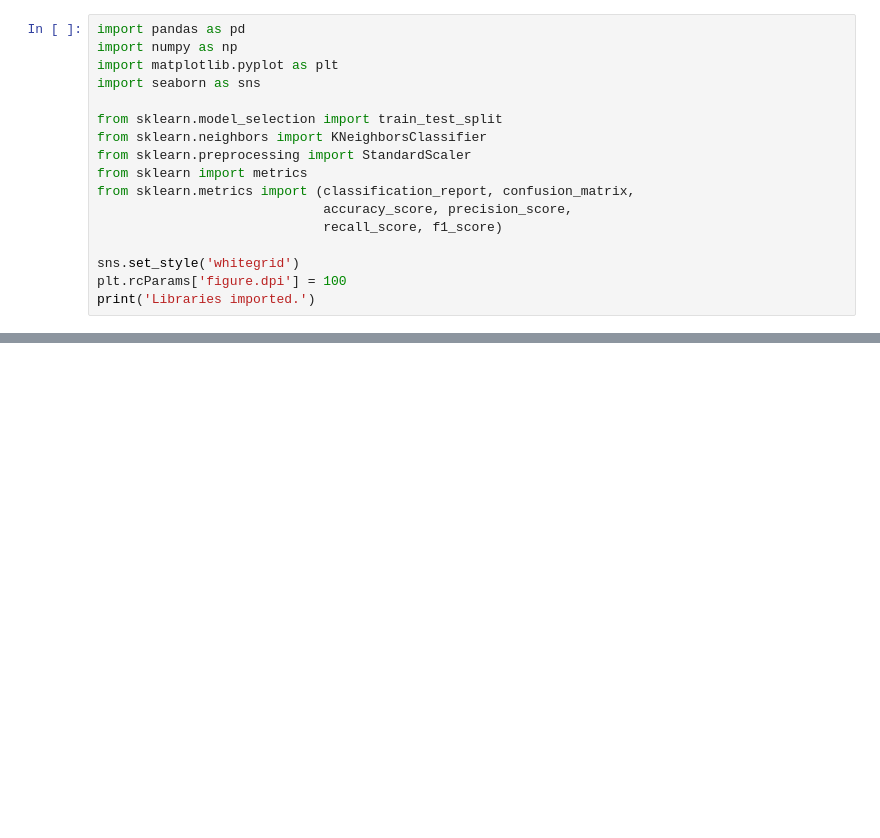
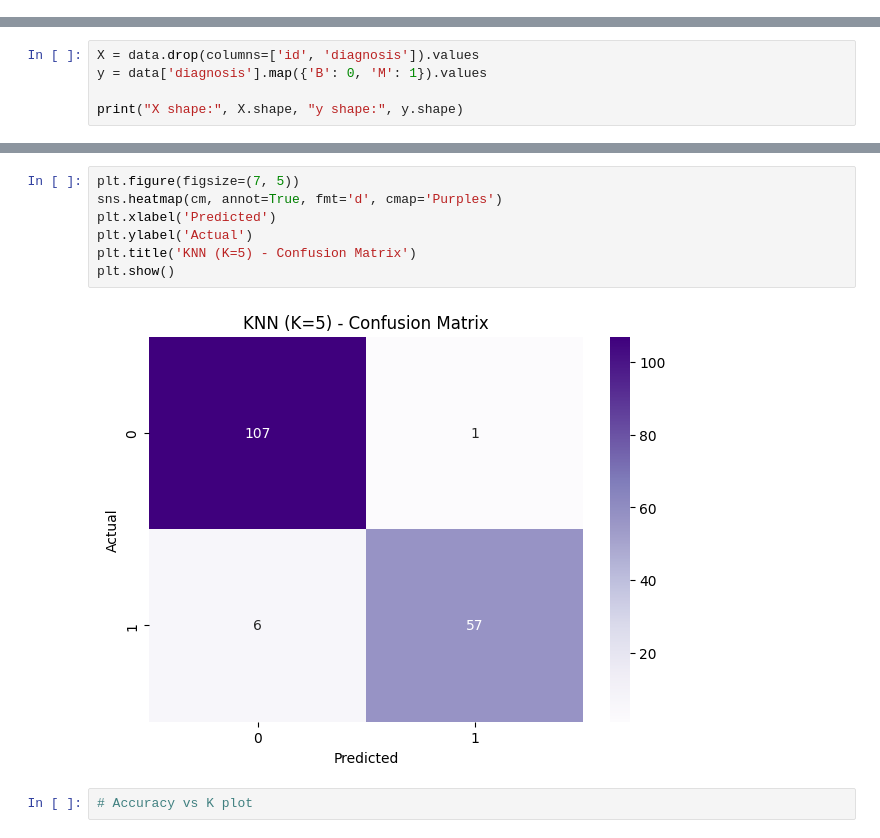
Before and after one commit to ShaikMuzzammil/ML-Lab-Activities, a Jupyter notebook: 05-KNN/05_KNN_Classifier.ipynb, the cells around one changed output, grey strips where cells are left out. Drawn from its saved outputs; the diff is of its cells as text; blank space fills up the shorter version.

```diff
--- a/05-KNN/05_KNN_Classifier.ipynb
+++ b/05-KNN/05_KNN_Classifier.ipynb
@@ -93,17 +0,0 @@ Setup complete. Figures will be auto-saved to: /home/z/my-project/work/build/ML-
-# %%
-import pandas as pd
-import numpy as np
-import matplotlib.pyplot as plt
-import seaborn as sns
-
-from sklearn.model_selection import train_test_split
-from sklearn.neighbors import KNeighborsClassifier
-from sklearn.preprocessing import StandardScaler
-from sklearn import metrics
-from sklearn.metrics import (classification_report, confusion_matrix,
-                             accuracy_score, precision_score,
-                             recall_score, f1_score)
-
-sns.set_style('whitegrid')
-plt.rcParams['figure.dpi'] = 100
-print('Libraries imported.')
@@ -403,0 +43,5 @@ Passing `palette` without assigning `hue` is deprecated and will be removed in v
+# %%
+X = data.drop(columns=['id', 'diagnosis']).values
+y = data['diagnosis'].map({'B': 0, 'M': 1}).values
+
+print("X shape:", X.shape, "y shape:", y.shape)
@@ -403,0 +116,11 @@ Passing `palette` without assigning `hue` is deprecated and will be removed in v
+# %%
+plt.figure(figsize=(7, 5))
+sns.heatmap(cm, annot=True, fmt='d', cmap='Purples')
+plt.xlabel('Predicted')
+plt.ylabel('Actual')
+plt.title('KNN (K=5) - Confusion Matrix')
+plt.show()
+# %% [output]
+[figure, added]
+# %%
+# Accuracy vs K plot
```
Also changed, not shown: parts of 39 cells of this notebook, 11 other files.
